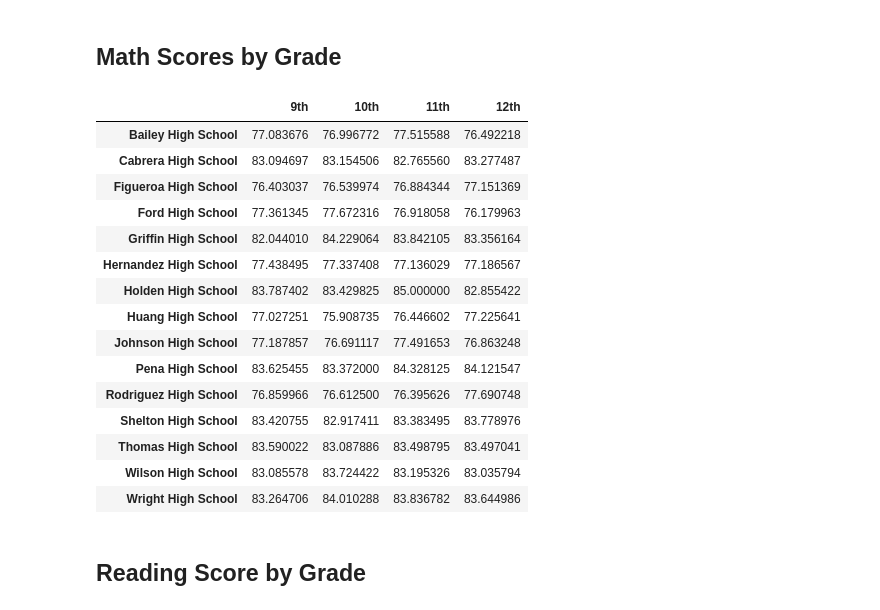
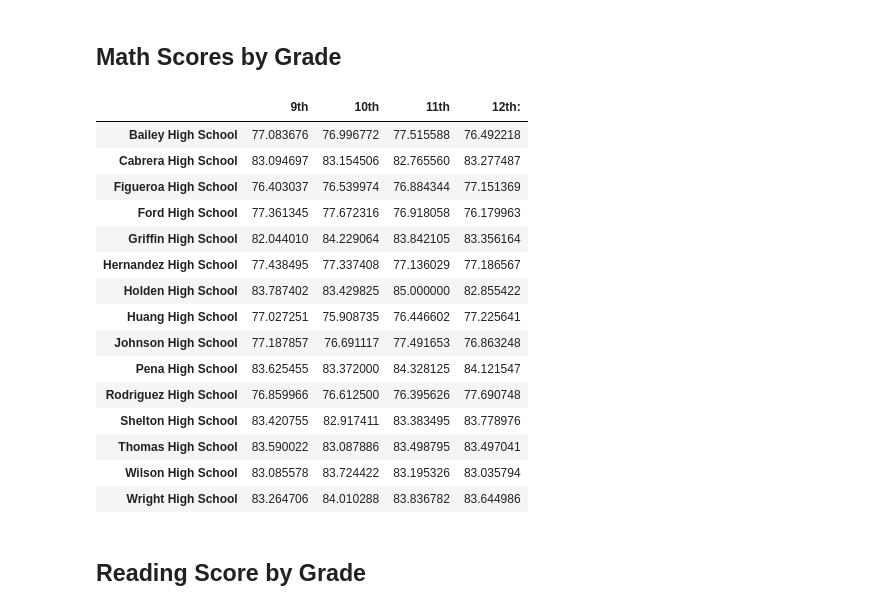
Before and after one commit to amydst/pandas_challenge, a Jupyter notebook: PyCitySchools/PyCitySchools_starter.ipynb, the cells around one changed output. Saved outputs shown, nothing was run; the diff lists cells and outputs as text; code cells hidden in the pictures.

```diff
--- a/PyCitySchools/PyCitySchools_starter.ipynb
+++ b/PyCitySchools/PyCitySchools_starter.ipynb
@@ -362,26 +367,33 @@ bottom_schools.head(5)
 # %%
 # Use the code provided to separate the data by grade
 ninth_graders = school_data_complete[(school_data_complete["grade"] == "9th")]
 tenth_graders = school_data_complete[(school_data_complete["grade"] == "10th")]
 eleventh_graders = school_data_complete[(school_data_complete["grade"] == "11th")]
 twelfth_graders = school_data_complete[(school_data_complete["grade"] == "12th")]
 
 # Group by `school_name` and take the mean of the `math_score` column for each.
-ninth_grade_math_scores =
-tenth_grader_math_scores =
-eleventh_grader_math_scores =
-twelfth_grader_math_scores =
+ninth_grade_math_scores = ninth_graders.groupby("school_name")["math_score"].mean()
+tenth_grader_math_scores = tenth_graders.groupby("school_name")["math_score"].mean()
+eleventh_grader_math_scores = eleventh_graders.groupby("school_name")["math_score"].mean()
+twelfth_grader_math_scores = twelfth_graders.groupby("school_name")["math_score"].mean()
+
+#per_school_math = school_data_complete.groupby("school_name")["math_score"].mean()
 
 # Combine each of the scores above into single DataFrame called `math_scores_by_grade`
-math_scores_by_grade =
+math_scores_by_grade = pd.DataFrame({
+    "9th" : ninth_grade_math_scores,
+    "10th": tenth_grader_math_scores,
+    "11th": eleventh_grader_math_scores,
+    "12th:": twelfth_grader_math_scores
+})
 
 # Minor data wrangling
 math_scores_by_grade.index.name = None
 
 # Display the DataFrame
 math_scores_by_grade
 # %% [output]
-|  | 9th | 10th | 11th | 12th |
+|  | 9th | 10th | 11th | 12th: |
 | Bailey High School | 77.083676 | 76.996772 | 77.515588 | 76.492218 |
 | Cabrera High School | 83.094697 | 83.154506 | 82.765560 | 83.277487 |
 | Figueroa High School | 76.403037 | 76.539974 | 76.884344 | 77.151369 |
```
Also changed, not shown: parts of 3 cells of this notebook.
